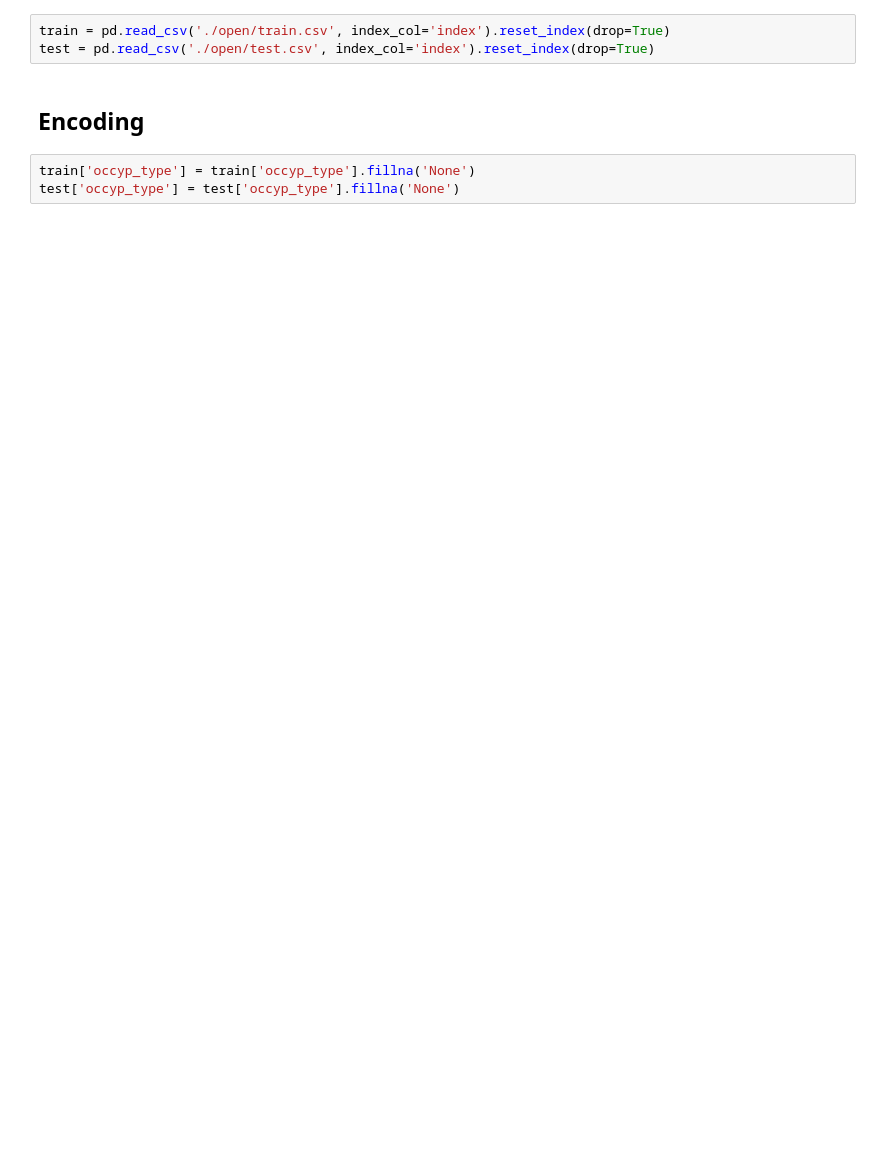
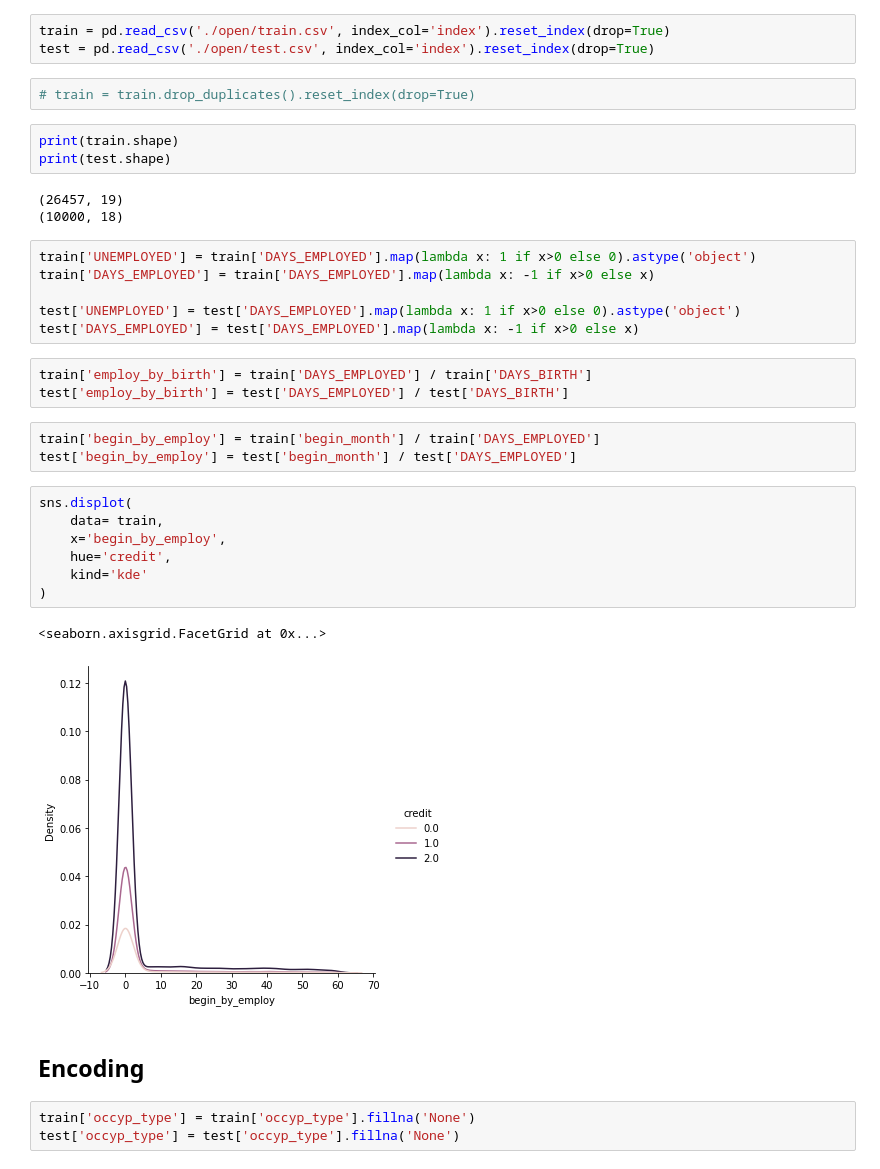
Before and after one commit to pyy0715/My-Competition-Struggle, a Jupyter notebook: Dacon/credit/baseline.ipynb, the cells around one changed output. Drawn from its saved outputs; the diff is of its cells as text; blank space fills up the shorter version.

```diff
--- a/Dacon/credit/baseline.ipynb
+++ b/Dacon/credit/baseline.ipynb
@@ -18,6 +20,36 @@ warnings.filterwarnings('ignore')
 # %%
 train = pd.read_csv('./open/train.csv', index_col='index').reset_index(drop=True)
 test = pd.read_csv('./open/test.csv', index_col='index').reset_index(drop=True)
+# %%
+# train = train.drop_duplicates().reset_index(drop=True)
+# %%
+print(train.shape)
+print(test.shape)
+# %% [output]
+(26457, 19)
+(10000, 18)
+# %%
+train['UNEMPLOYED'] = train['DAYS_EMPLOYED'].map(lambda x: 1 if x>0 else 0).astype('object')
+train['DAYS_EMPLOYED'] = train['DAYS_EMPLOYED'].map(lambda x: -1 if x>0 else x)
+
+test['UNEMPLOYED'] = test['DAYS_EMPLOYED'].map(lambda x: 1 if x>0 else 0).astype('object')
+test['DAYS_EMPLOYED'] = test['DAYS_EMPLOYED'].map(lambda x: -1 if x>0 else x)
+# %%
+train['employ_by_birth'] = train['DAYS_EMPLOYED'] / train['DAYS_BIRTH']
+test['employ_by_birth'] = test['DAYS_EMPLOYED'] / test['DAYS_BIRTH']
+# %%
+train['begin_by_employ'] = train['begin_month'] / train['DAYS_EMPLOYED']
+test['begin_by_employ'] = test['begin_month'] / test['DAYS_EMPLOYED']
+# %%
+sns.displot(
+    data= train,
+    x='begin_by_employ',
+    hue='credit',
+    kind='kde'
+)
+# %% [output]
+<seaborn.axisgrid.FacetGrid at 0x...>
+[figure, added]
 # %% [markdown]
 ## Encoding
 # %%
```
Also changed, not shown: parts of 42 cells of this notebook, 21 other files.
